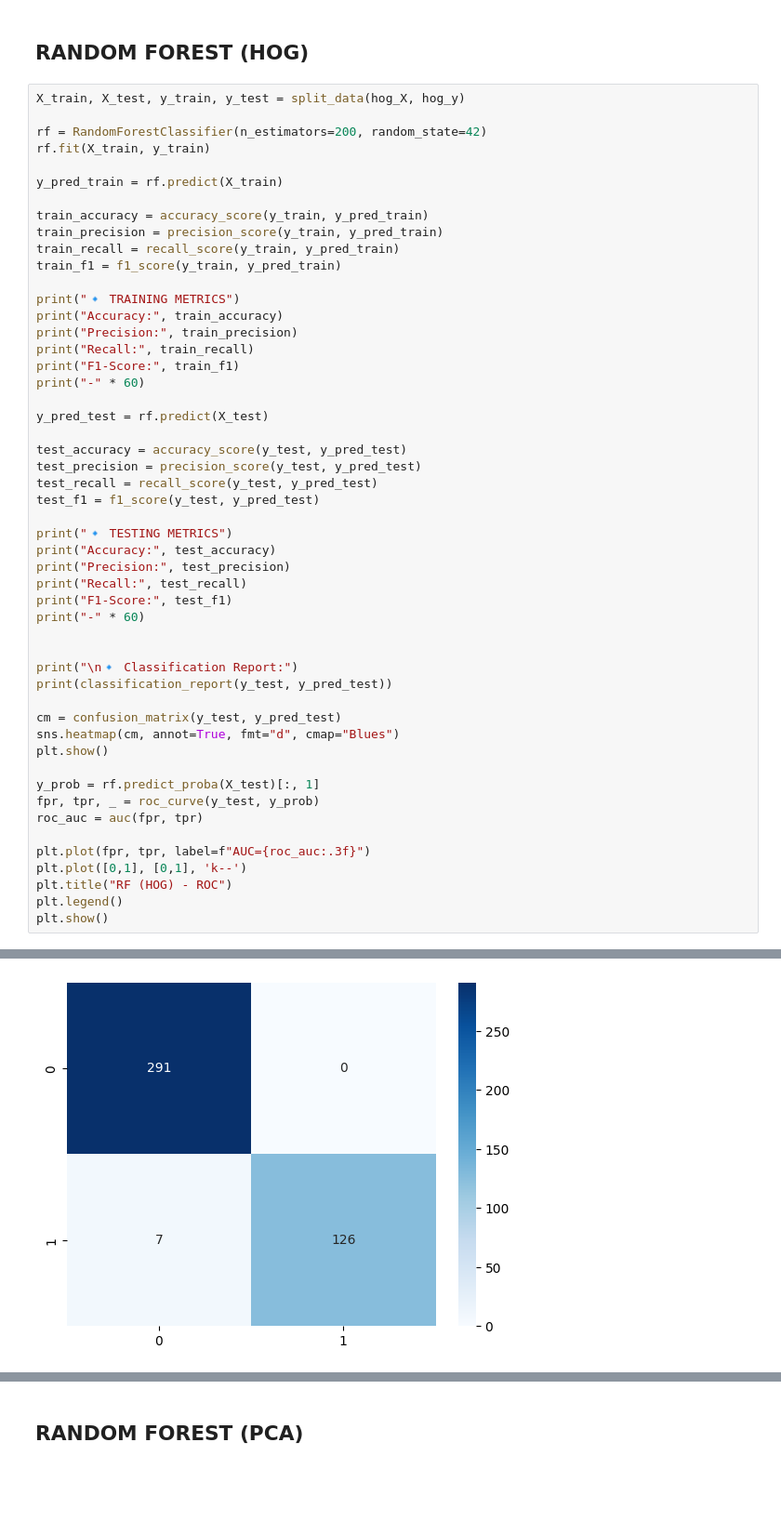
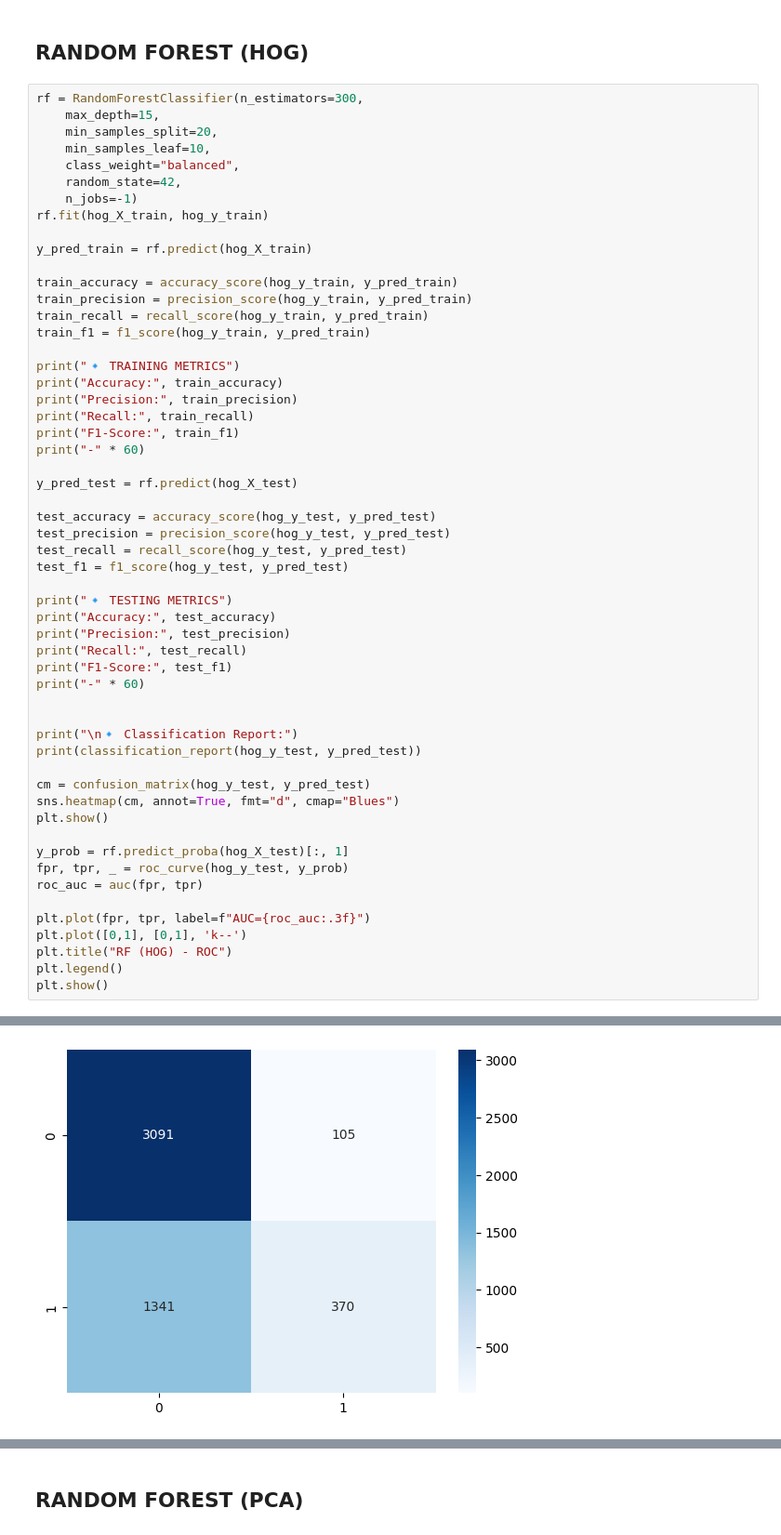
Before and after one commit to aryan-ml/DeepFakeDetection, a Jupyter notebook: notebooks/RandomForest.ipynb, the cells around one changed output, grey strips where cells are left out. Shown: that part at 93% size. Cells and saved outputs as stored; diff of their text form; blank space fills up the shorter version.

```diff
--- a/notebooks/RandomForest.ipynb
+++ b/notebooks/RandomForest.ipynb
@@ -30,17 +41,21 @@ def split_data(X, y):
 # %% [markdown]
 ## RANDOM FOREST (HOG)
 # %%
-X_train, X_test, y_train, y_test = split_data(hog_X, hog_y)
+rf = RandomForestClassifier(n_estimators=300,
+    max_depth=15,
+    min_samples_split=20,
+    min_samples_leaf=10,
+    class_weight="balanced",
+    random_state=42,
+    n_jobs=-1)
+rf.fit(hog_X_train, hog_y_train)
 
-rf = RandomForestClassifier(n_estimators=200, random_state=42)
-rf.fit(X_train, y_train)
+y_pred_train = rf.predict(hog_X_train)
 
-y_pred_train = rf.predict(X_train)
-
-train_accuracy = accuracy_score(y_train, y_pred_train)
-train_precision = precision_score(y_train, y_pred_train)
-train_recall = recall_score(y_train, y_pred_train)
-train_f1 = f1_score(y_train, y_pred_train)
+train_accuracy = accuracy_score(hog_y_train, y_pred_train)
+train_precision = precision_score(hog_y_train, y_pred_train)
+train_recall = recall_score(hog_y_train, y_pred_train)
+train_f1 = f1_score(hog_y_train, y_pred_train)
 
 print("🔹 TRAINING METRICS")
 print("Accuracy:", train_accuracy)
@@ -49,12 +64,12 @@ print("Recall:", train_recall)
 print("F1-Score:", train_f1)
 print("-" * 60)
 
-y_pred_test = rf.predict(X_test)
+y_pred_test = rf.predict(hog_X_test)
 
-test_accuracy = accuracy_score(y_test, y_pred_test)
-test_precision = precision_score(y_test, y_pred_test)
-test_recall = recall_score(y_test, y_pred_test)
-test_f1 = f1_score(y_test, y_pred_test)
+test_accuracy = accuracy_score(hog_y_test, y_pred_test)
+test_precision = precision_score(hog_y_test, y_pred_test)
+test_recall = recall_score(hog_y_test, y_pred_test)
+test_f1 = f1_score(hog_y_test, y_pred_test)
 
 print("🔹 TESTING METRICS")
 print("Accuracy:", test_accuracy)
@@ -65,14 +80,14 @@ print("-" * 60)
 
 
 print("\n🔹 Classification Report:")
-print(classification_report(y_test, y_pred_test))
+print(classification_report(hog_y_test, y_pred_test))
 
-cm = confusion_matrix(y_test, y_pred_test)
+cm = confusion_matrix(hog_y_test, y_pred_test)
 sns.heatmap(cm, annot=True, fmt="d", cmap="Blues")
 plt.show()
 
-y_prob = rf.predict_proba(X_test)[:, 1]
-fpr, tpr, _ = roc_curve(y_test, y_prob)
+y_prob = rf.predict_proba(hog_X_test)[:, 1]
+fpr, tpr, _ = roc_curve(hog_y_test, y_prob)
 roc_auc = auc(fpr, tpr)
 
 plt.plot(fpr, tpr, label=f"AUC={roc_auc:.3f}")
@@ -101 +116 @@ weighted avg       0.98      0.98      0.98       424
-[figure, old version]
+[figure, new version]
```
Also changed, not shown: parts of 4 cells of this notebook.
